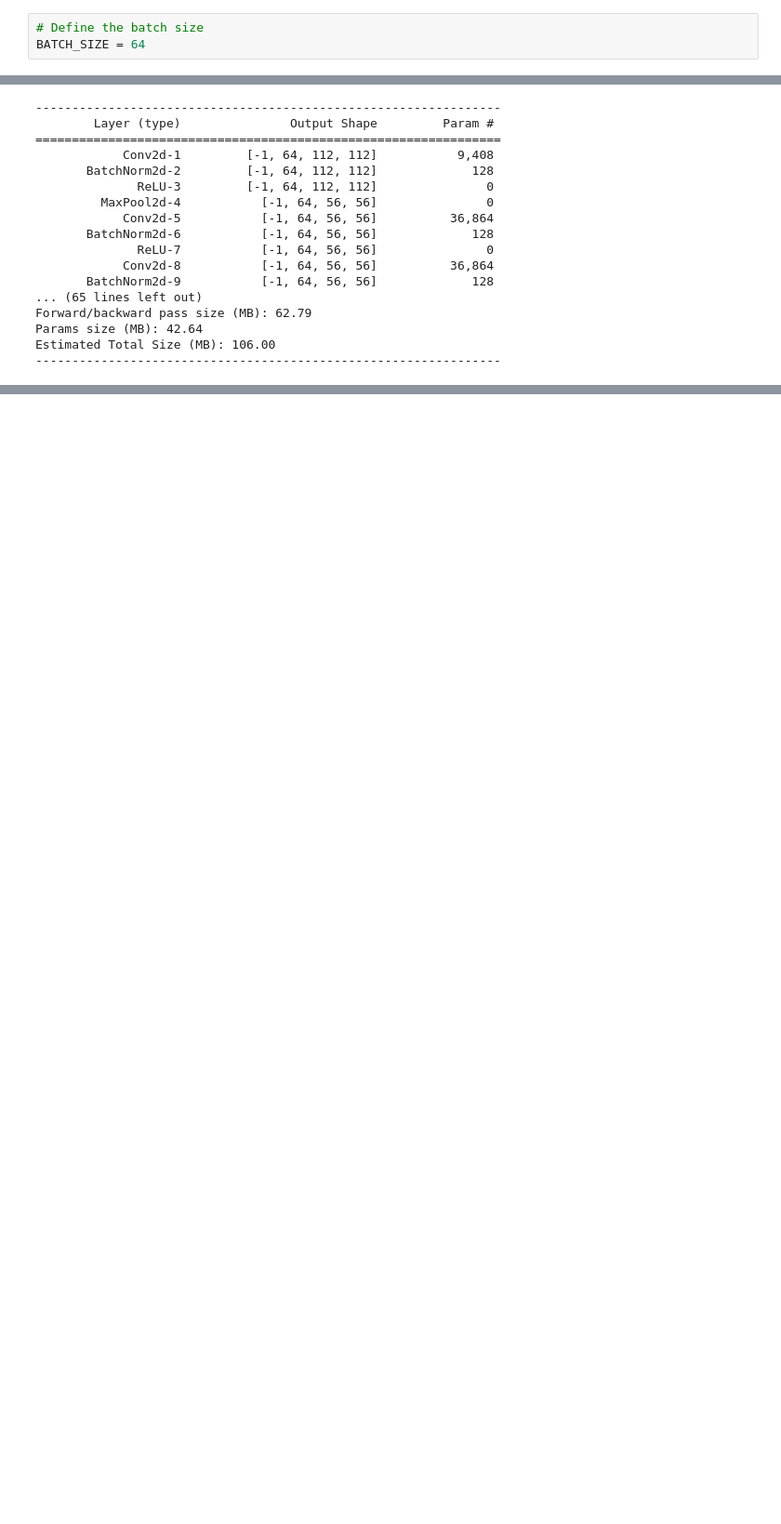
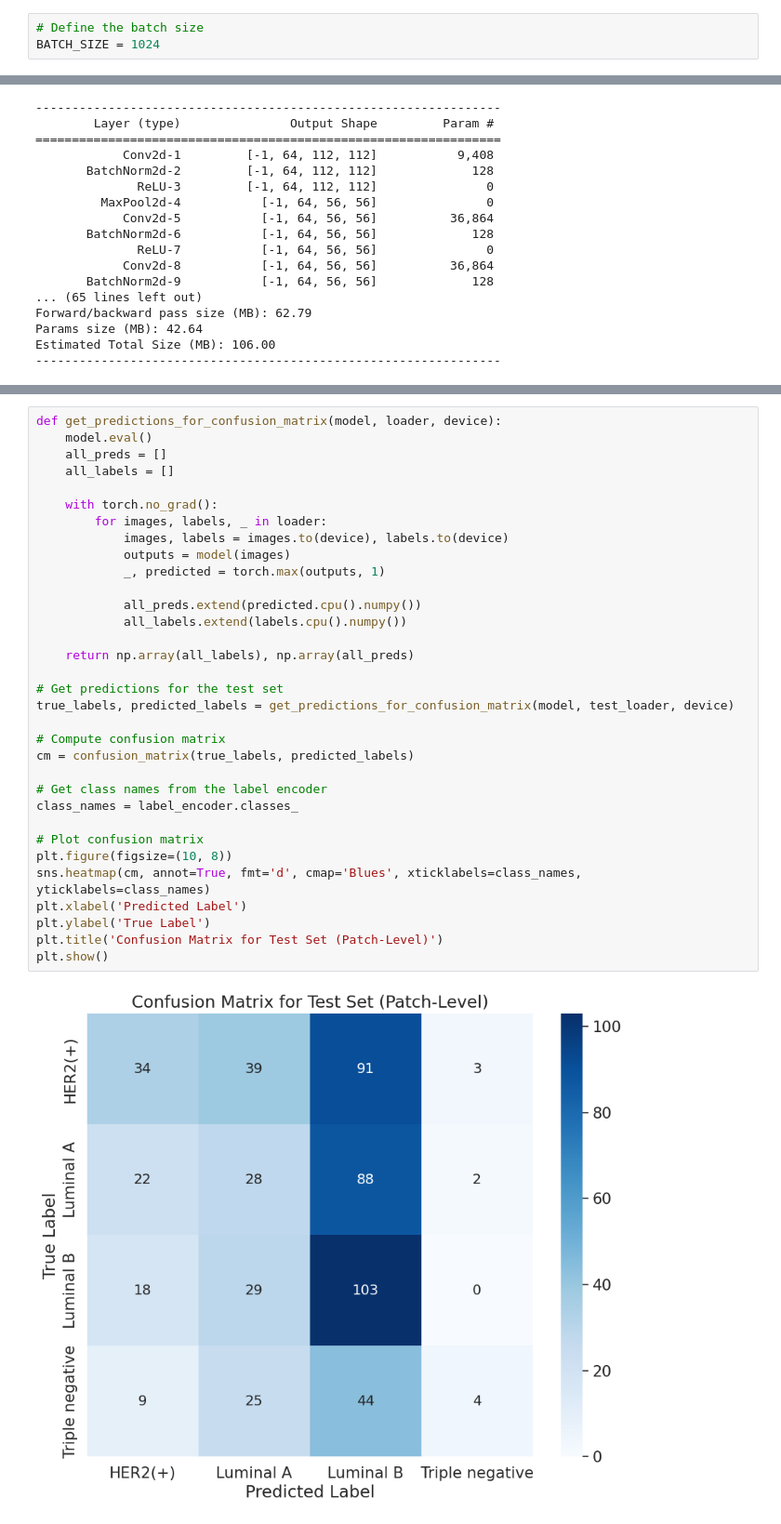
Before and after one commit to OBulun/AN2DL_CH_2, a Jupyter notebook: Notebooks/resnetp2.ipynb, the cells around one changed output, grey strips where cells are left out. Shown at 93% size. Saved outputs shown, nothing was run; the diff lists cells and outputs as text; blank space fills up the shorter version.

```diff
--- a/Notebooks/resnetp2.ipynb
+++ b/Notebooks/resnetp2.ipynb
@@ -1141,7 +1134,7 @@ Encoded groups. Example: img_0000.png -> 0
 ### 6.1 Set Batch Size
 # %%
 # Define the batch size
-BATCH_SIZE = 64
+BATCH_SIZE = 1024
 # %% [markdown]
 ### 6.2 make_loader Function Definition
 # %%
@@ -1343,0 +1337,35 @@ Val Loss:   1.3205 | Val Patch Acc: 0.3140 | Val Patient Acc: 0.3333
+# %%
+def get_predictions_for_confusion_matrix(model, loader, device):
+    model.eval()
+    all_preds = []
+    all_labels = []
+
+    with torch.no_grad():
+        for images, labels, _ in loader:
+            images, labels = images.to(device), labels.to(device)
+            outputs = model(images)
+            _, predicted = torch.max(outputs, 1)
+
+            all_preds.extend(predicted.cpu().numpy())
+            all_labels.extend(labels.cpu().numpy())
+
+    return np.array(all_labels), np.array(all_preds)
+
+# Get predictions for the test set
+true_labels, predicted_labels = get_predictions_for_confusion_matrix(model, test_loader, device)
+
+# Compute confusion matrix
+cm = confusion_matrix(true_labels, predicted_labels)
+
+# Get class names from the label encoder
+class_names = label_encoder.classes_
+
+# Plot confusion matrix
+plt.figure(figsize=(10, 8))
+sns.heatmap(cm, annot=True, fmt='d', cmap='Blues', xticklabels=class_names, yticklabels=class_names)
+plt.xlabel('Predicted Label')
+plt.ylabel('True Label')
+plt.title('Confusion Matrix for Test Set (Patch-Level)')
+plt.show()
+# %% [output]
+[figure, added]
```
Also changed, not shown: parts of 11 cells of this notebook.
